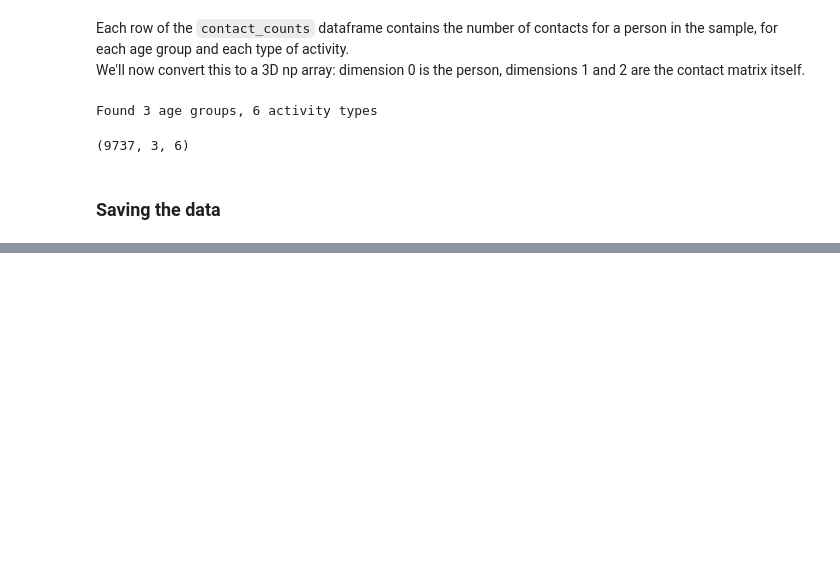
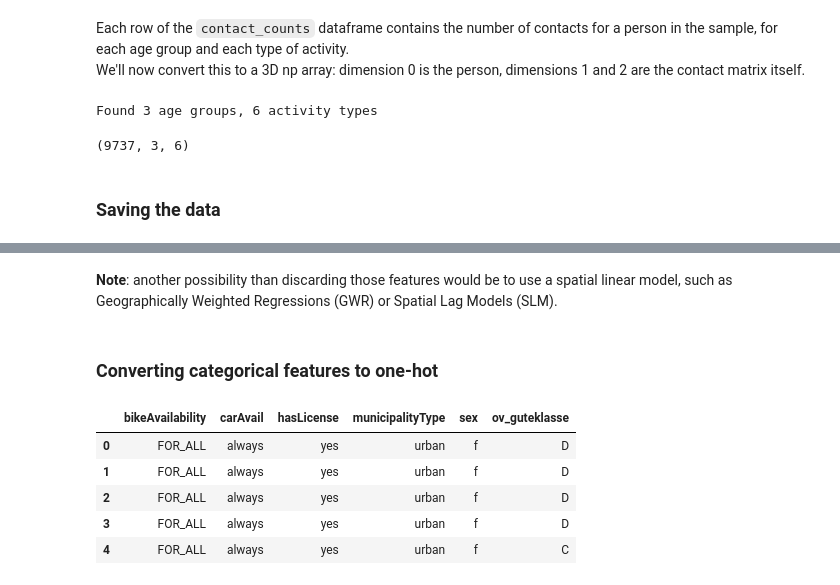
Before and after one commit to dauvillc/covid-19-switzerland, a Jupyter notebook: scripts/contact_matrices.ipynb, the cells around one changed output, grey strips where cells are left out. Saved outputs shown, nothing was run; the diff lists cells and outputs as text; code cells hidden in the pictures; blank space fills up the shorter version.

```diff
--- a/scripts/contact_matrices.ipynb
+++ b/scripts/contact_matrices.ipynb
@@ -376,0 +490,2 @@ np.save('../data/contact_matrices_ids.npy', contact_counts.index.to_numpy())
+# %%
+soc_eco_df = soc_eco_df.drop(wrong_cols_names, axis=1)
@@ -376,0 +497,2 @@ np.save('../data/contact_matrices_ids.npy', contact_counts.index.to_numpy())
+# %%
+soc_eco_df = soc_eco_df.rename({'PopDensitiyPer_km²':'PopDensity', 'TotSurfacePer_km²':'TotSurface'}, axis=1)
@@ -376,0 +507,18 @@ np.save('../data/contact_matrices_ids.npy', contact_counts.index.to_numpy())
+# %%
+geographical_features = ['home_x', 'home_y', 'Lat', 'Lon', 'lat_lon', 'postcode', 'MuniZIP', 'MuniZIP_x', 'MuniZIP_y',]
+soc_eco_df = soc_eco_df.drop(geographical_features, axis=1)
+# %% [markdown]
+**Note**: another possibility than discarding those features would be to use a spatial linear model, such as Geographically Weighted Regressions (GWR) or Spatial Lag Models (SLM).
+# %% [markdown]
+### Converting categorical features to one-hot
+# %%
+# Selects the columns whose values are categorical
+categorical_features = soc_eco_df.select_dtypes('object')
+categorical_features.head()
+# %% [output]
+|  | bikeAvailability | carAvail | hasLicense | municipalityType | sex | ov_guteklasse |
+| 0 | FOR_ALL | always | yes | urban | f | D |
+| 1 | FOR_ALL | always | yes | urban | f | D |
+| 2 | FOR_ALL | always | yes | urban | f | D |
+| 3 | FOR_ALL | always | yes | urban | f | D |
+| 4 | FOR_ALL | always | yes | urban | f | C |
```
Also changed, not shown: parts of 30 cells of this notebook.
